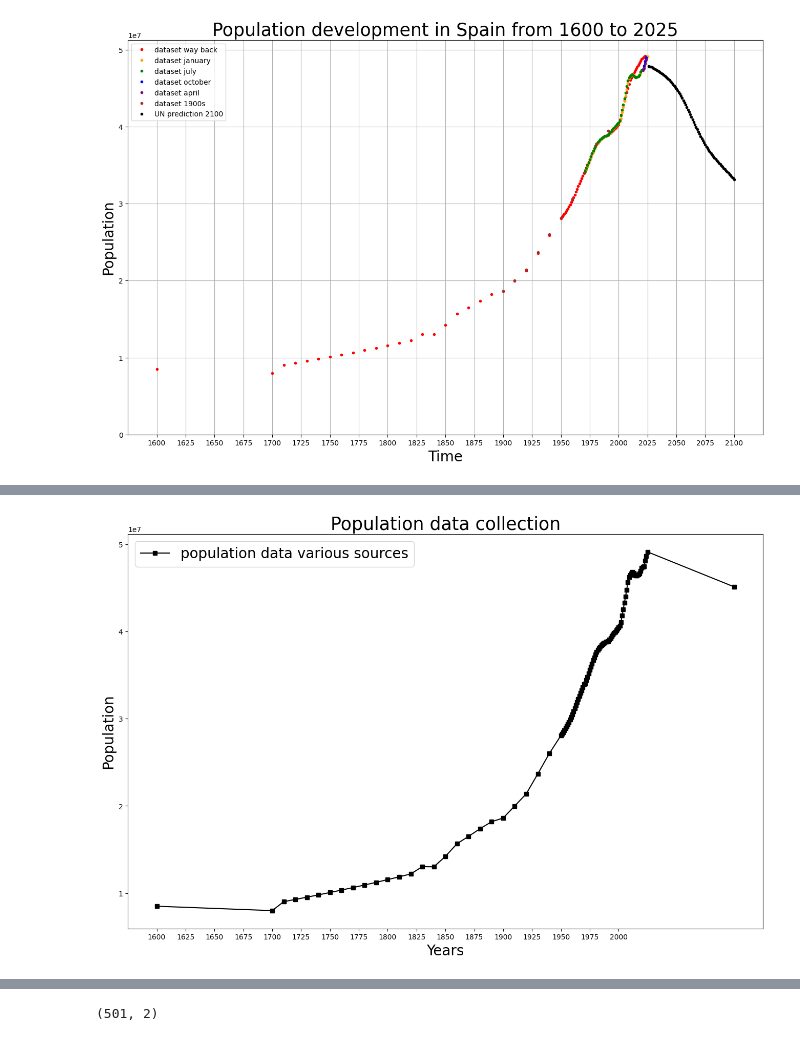
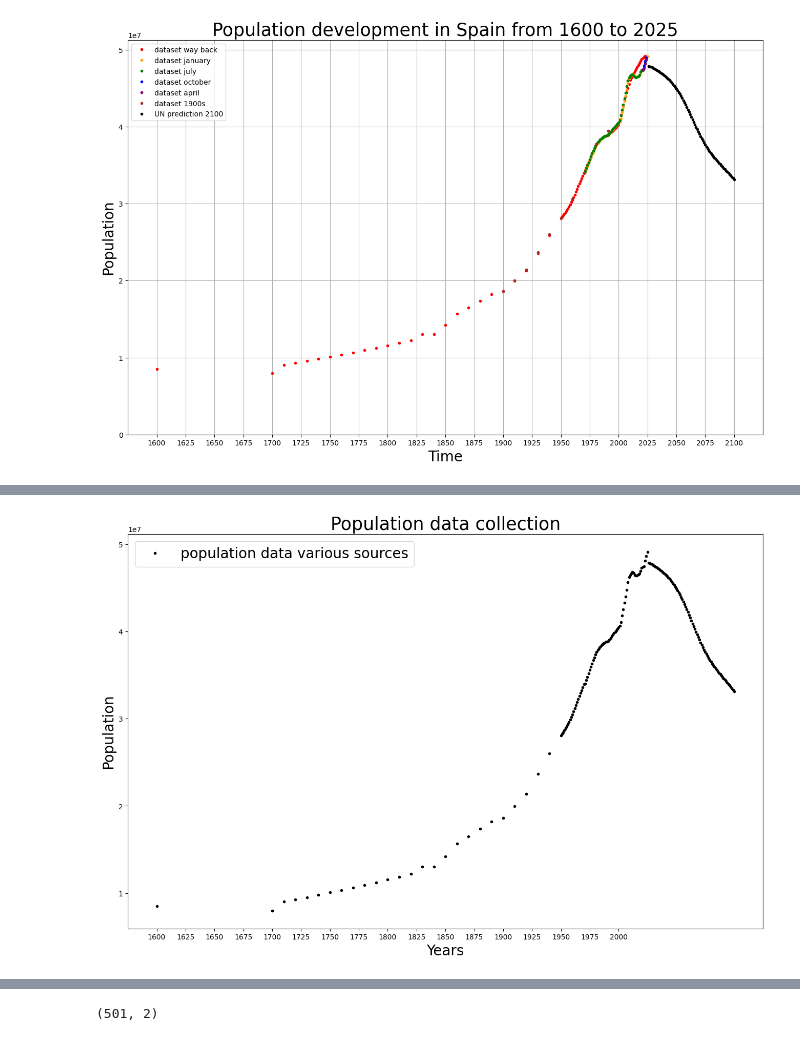
Before and after one commit to tdhunn01-design/MFA2, a Jupyter notebook: population.ipynb, the cells around one changed output, grey strips where cells are left out. Saved outputs shown, nothing was run; the diff lists cells and outputs as text; code cells hidden in the pictures.

```diff
--- a/population.ipynb
+++ b/population.ipynb
@@ -77,15 +77,15 @@ print(data_col)
 # %%
 plt.figure(figsize=(16,10))
-plt.plot(data_col['YEAR'], data_col['POPULATION'], 's-', color = 'black', markersize = 6, label = f'population data various sources')
+plt.plot(data_col['YEAR'], data_col['POPULATION'], '.', color = 'black', label = f'population data various sources')
 plt.legend(loc = 'best', fontsize = 20)
 plt.xticks(list(range(1600, 2025, 25)))
 plt.xlabel('Years', fontsize = 20)
 plt.ylabel('Population', fontsize = 20)
 plt.title('Population data collection', fontsize = 25)
 plt.savefig('pop_data_collection.png')
 plt.show()
 # %% [output]
-[figure, old version]
+[figure, new version]
 # %%
 def logistic(x:np.ndarray,ti:float,tau:float,C0:float,C1:float) -> np.ndarray:
     """
```
Also changed, not shown: parts of 3 cells of this notebook, 6 other files.
